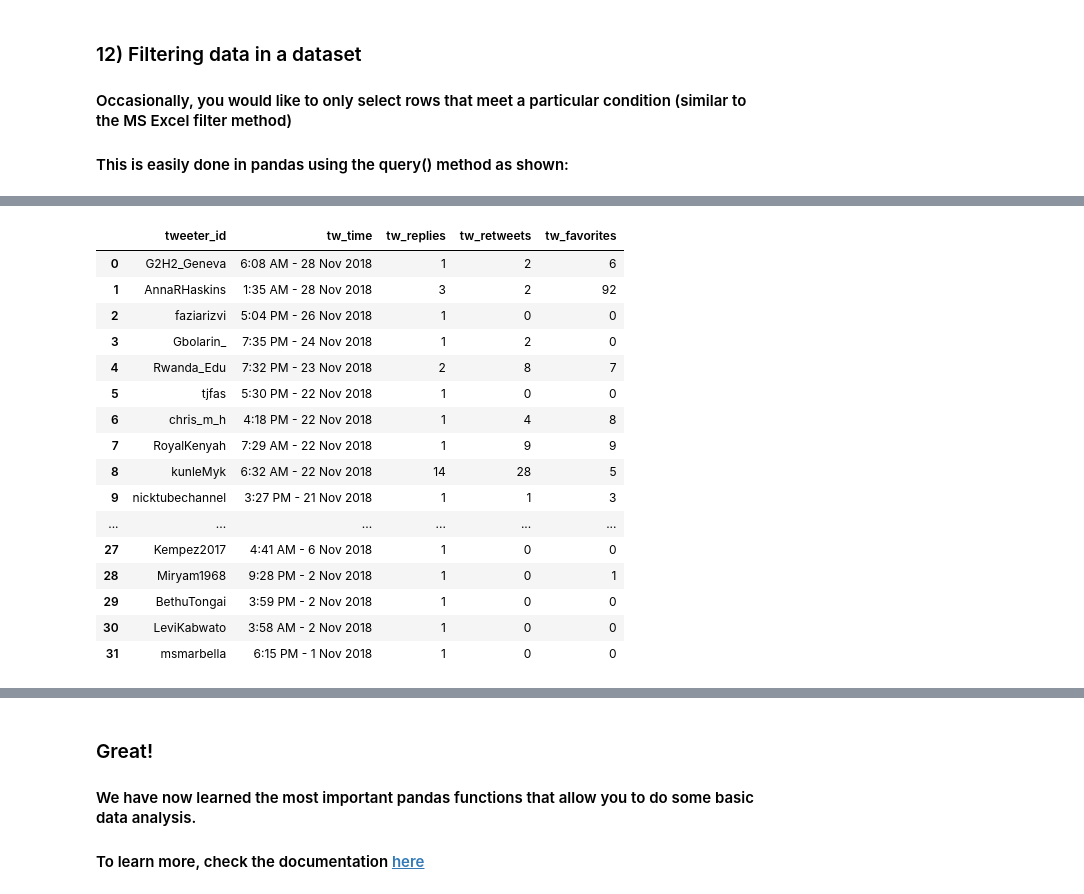
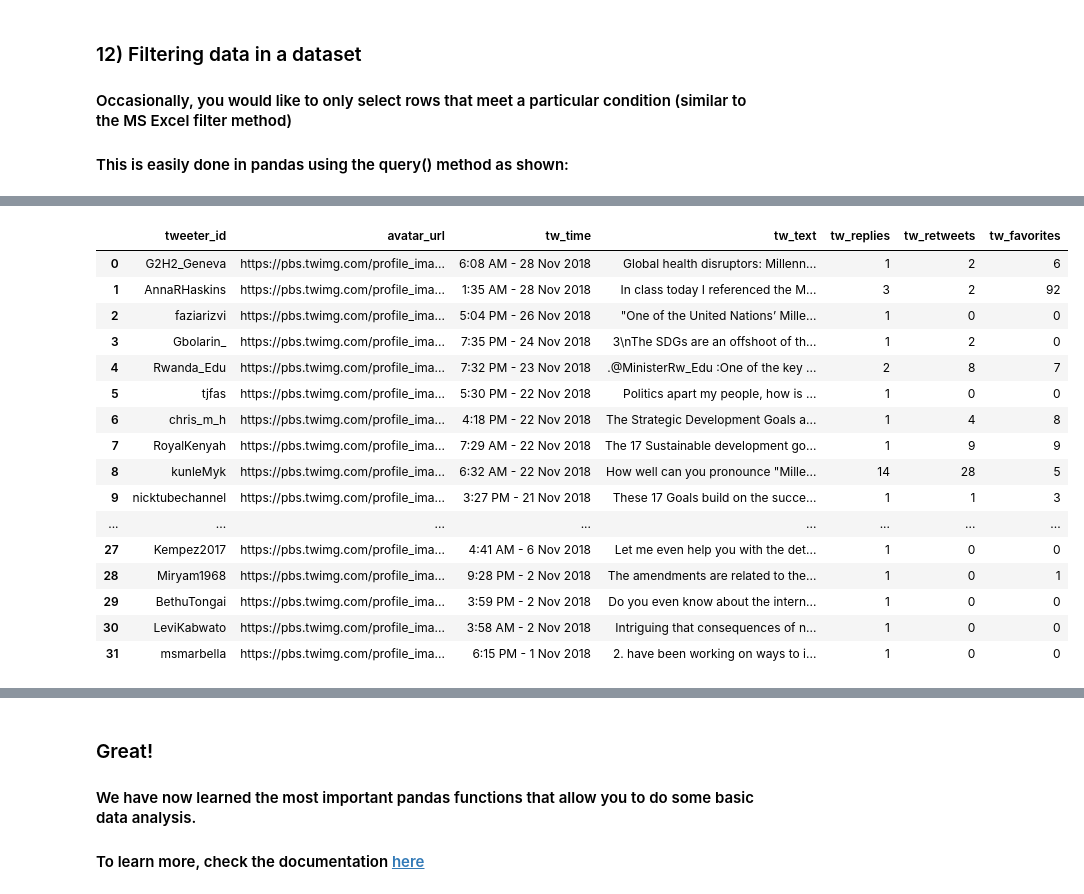
Before and after one commit to wsaqaf/twscraper, a Jupyter notebook: Data_Analysis/Data Analysis.ipynb, the cells around one changed output, grey strips where cells are left out. Saved outputs shown, nothing was run; the diff lists cells and outputs as text; code cells hidden in the pictures.

```diff
--- a/Data_Analysis/Data Analysis.ipynb
+++ b/Data_Analysis/Data Analysis.ipynb
@@ -439,23 +423,23 @@ per_tweeter.query('tw_replies > 0').reset_index(drop=True)
 # %%
-#Filter out all those that do not have any replies in per_tweeter and show the rest
-per_tweeter.query('tw_replies > 0').reset_index(drop=True)
+#Filter out all those tweets that do not have any replies and show the rest
+df.query('tw_replies > 0').reset_index(drop=True)
 # %% [output]
-|  | tweeter_id | tw_time | tw_replies | tw_retweets | tw_favorites |
-| 0 | G2H2_Geneva | 6:08 AM - 28 Nov 2018 | 1 | 2 | 6 |
-| 1 | AnnaRHaskins | 1:35 AM - 28 Nov 2018 | 3 | 2 | 92 |
-| 2 | faziarizvi | 5:04 PM - 26 Nov 2018 | 1 | 0 | 0 |
-| 3 | Gbolarin_ | 7:35 PM - 24 Nov 2018 | 1 | 2 | 0 |
-| 4 | Rwanda_Edu | 7:32 PM - 23 Nov 2018 | 2 | 8 | 7 |
-| 5 | tjfas | 5:30 PM - 22 Nov 2018 | 1 | 0 | 0 |
-| 6 | chris_m_h | 4:18 PM - 22 Nov 2018 | 1 | 4 | 8 |
-| 7 | RoyalKenyah | 7:29 AM - 22 Nov 2018 | 1 | 9 | 9 |
-| 8 | kunleMyk | 6:32 AM - 22 Nov 2018 | 14 | 28 | 5 |
-| 9 | nicktubechannel | 3:27 PM - 21 Nov 2018 | 1 | 1 | 3 |
-| ... | ... | ... | ... | ... | ... |
-| 27 | Kempez2017 | 4:41 AM - 6 Nov 2018 | 1 | 0 | 0 |
-| 28 | Miryam1968 | 9:28 PM - 2 Nov 2018 | 1 | 0 | 1 |
-| 29 | BethuTongai | 3:59 PM - 2 Nov 2018 | 1 | 0 | 0 |
-| 30 | LeviKabwato | 3:58 AM - 2 Nov 2018 | 1 | 0 | 0 |
-| 31 | msmarbella | 6:15 PM - 1 Nov 2018 | 1 | 0 | 0 |
+|  | tweeter_id | avatar_url | tw_time | tw_text | tw_replies | tw_retweets | tw_favorites |
+| 0 | G2H2_Geneva | https://pbs.twimg.com/profile_ima... | 6:08 AM - 28 Nov 2018 | Global health disruptors: Millenn... | 1 | 2 | 6 |
+| 1 | AnnaRHaskins | https://pbs.twimg.com/profile_ima... | 1:35 AM - 28 Nov 2018 | In class today I referenced the M... | 3 | 2 | 92 |
+| 2 | faziarizvi | https://pbs.twimg.com/profile_ima... | 5:04 PM - 26 Nov 2018 | "One of the United Nations’ Mille... | 1 | 0 | 0 |
+| 3 | Gbolarin_ | https://pbs.twimg.com/profile_ima... | 7:35 PM - 24 Nov 2018 | 3\nThe SDGs are an offshoot of th... | 1 | 2 | 0 |
+| 4 | Rwanda_Edu | https://pbs.twimg.com/profile_ima... | 7:32 PM - 23 Nov 2018 | .@MinisterRw_Edu :One of the key ... | 2 | 8 | 7 |
+| 5 | tjfas | https://pbs.twimg.com/profile_ima... | 5:30 PM - 22 Nov 2018 | Politics apart my people, how is ... | 1 | 0 | 0 |
+| 6 | chris_m_h | https://pbs.twimg.com/profile_ima... | 4:18 PM - 22 Nov 2018 | The Strategic Development Goals a... | 1 | 4 | 8 |
+| 7 | RoyalKenyah | https://pbs.twimg.com/profile_ima... | 7:29 AM - 22 Nov 2018 | The 17 Sustainable development go... | 1 | 9 | 9 |
+| 8 | kunleMyk | https://pbs.twimg.com/profile_ima... | 6:32 AM - 22 Nov 2018 | How well can you pronounce "Mille... | 14 | 28 | 5 |
+| 9 | nicktubechannel | https://pbs.twimg.com/profile_ima... | 3:27 PM - 21 Nov 2018 | These 17 Goals build on the succe... | 1 | 1 | 3 |
+| ... | ... | ... | ... | ... | ... | ... | ... |
+| 27 | Kempez2017 | https://pbs.twimg.com/profile_ima... | 4:41 AM - 6 Nov 2018 | Let me even help you with the det... | 1 | 0 | 0 |
+| 28 | Miryam1968 | https://pbs.twimg.com/profile_ima... | 9:28 PM - 2 Nov 2018 | The amendments are related to the... | 1 | 0 | 1 |
+| 29 | BethuTongai | https://pbs.twimg.com/profile_ima... | 3:59 PM - 2 Nov 2018 | Do you even know about the intern... | 1 | 0 | 0 |
+| 30 | LeviKabwato | https://pbs.twimg.com/profile_ima... | 3:58 AM - 2 Nov 2018 | Intriguing that consequences of n... | 1 | 0 | 0 |
+| 31 | msmarbella | https://pbs.twimg.com/profile_ima... | 6:15 PM - 1 Nov 2018 | 2. have been working on ways to i... | 1 | 0 | 0 |
 # %%
 #You can also use conditional statements that have boolean operators such as when filtering those that have retweets or favorites more than or equal to 10
```
Also changed, not shown: parts of 3 cells of this notebook.
